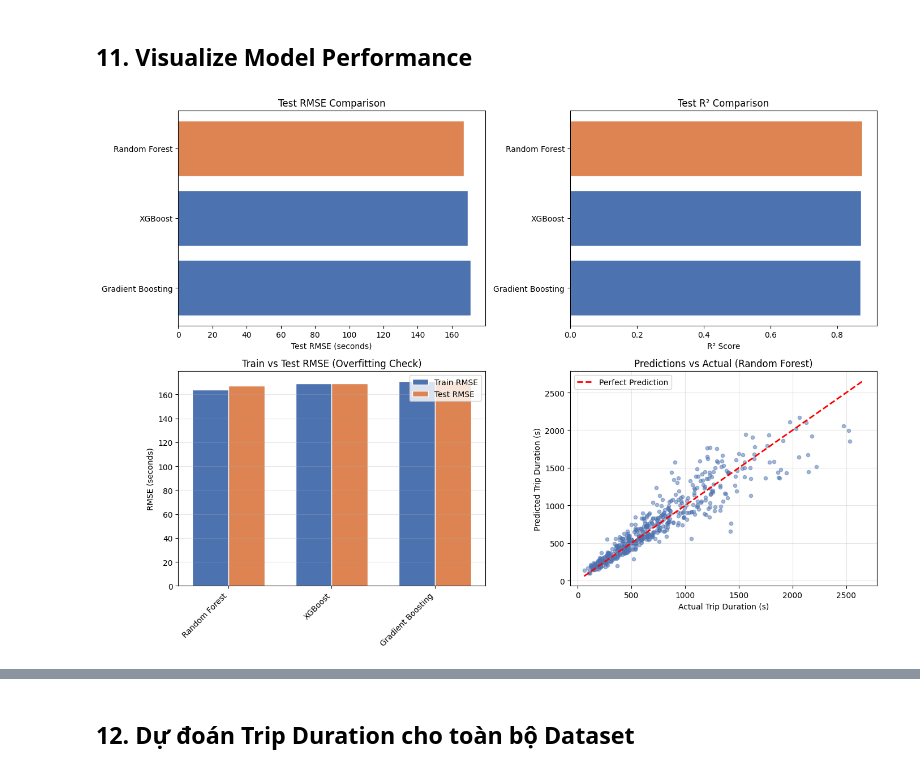
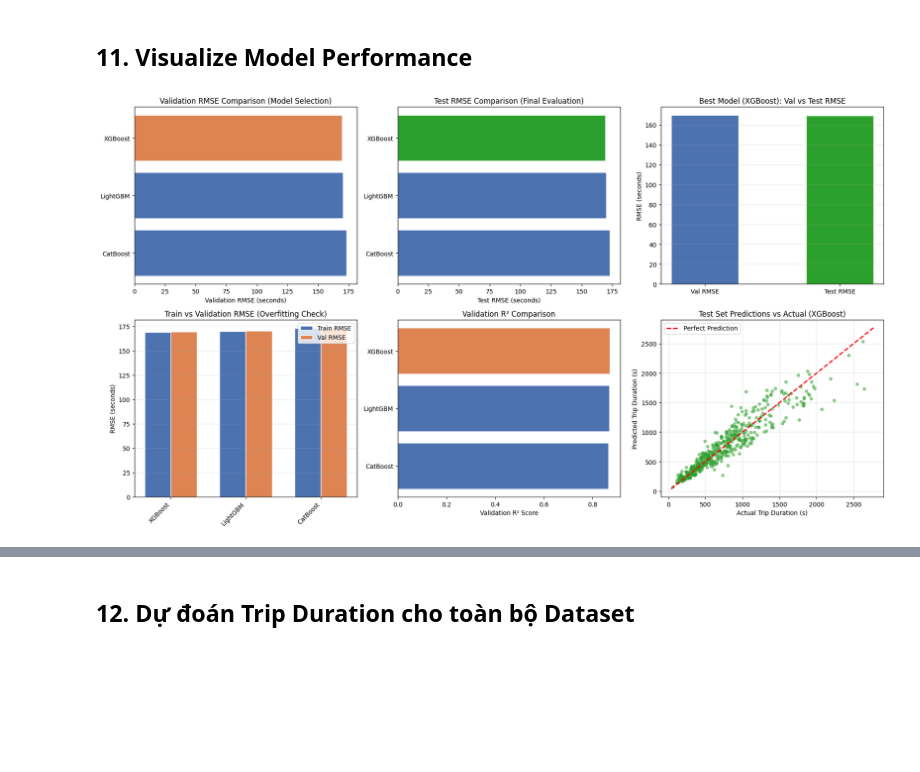
Before and after one commit to MinhNguyen-leo/Data_Mining_projects, a Jupyter notebook: data_mining/src/trip_duration_prediction.ipynb, the cells around one changed output, grey strips where cells are left out. Drawn from its saved outputs; the diff is of its cells as text; code cells hidden in the pictures; blank space fills up the shorter version.

Commit message:
new models

```diff
--- a/data_mining/src/trip_duration_prediction.ipynb
+++ b/data_mining/src/trip_duration_prediction.ipynb
@@ -179,16 +185,17 @@ Test  - Mean: 746.72s, Std: 473.59s
 ## 7. Định nghĩa các mô hình Regressor
 # %%
 # Định nghĩa các mô hình với thông tin về scaling requirement
+# Tree-based models (LightGBM, CatBoost, XGBoost) do NOT require feature scaling
 models = {
-    'Random Forest': (RandomForestRegressor(n_estimators=100, max_depth=15,
-                                             random_state=42, n_jobs=-1), False),
-    'Gradient Boosting': (GradientBoostingRegressor(n_estimators=100, max_depth=5,
-                                                      learning_rate=0.1, random_state=42), False),
+    'LightGBM': (LGBMRegressor(n_estimators=100, max_depth=6, learning_rate=0.1,
+                                num_leaves=31, random_state=42, n_jobs=-1, verbose=-1), False),
+    'CatBoost': (CatBoostRegressor(iterations=100, max_depth=6, learning_rate=0.1,
+                                   random_state=42, thread_count=-1, verbose=False), False),
     'XGBoost': (XGBRegressor(n_estimators=100, max_depth=6, learning_rate=0.1,
                              random_state=42, n_jobs=-1, tree_method='hist', verbosity=0), False)
 }
 
-print(f"✅ {len(models)} mô hình đã được định nghĩa")
+print(f"{len(models)} mô hình đã được định nghĩa:")
 for name in models.keys():
     print(f"  - {name}")
 # %% [output]
@@ -201,9 +208,10 @@ for name in models.keys():
 # %%
 scaler = StandardScaler()
 X_train_scaled = scaler.fit_transform(X_train)
+X_val_scaled = scaler.transform(X_val)
 X_test_scaled = scaler.transform(X_test)
 
-print(f"✅ Dữ liệu đã được scaled")
-print(f"X_train_scaled shape: {X_train_scaled.shape}")
-print(f"X_test_scaled shape: {X_test_scaled.shape}")
+print(f"   X_train shape: {X_train.shape}")
+print(f"   X_val shape: {X_val.shape}")
+print(f"   X_test shape: {X_test.shape}")
 # %% [output]
@@ -648,58 +686,76 @@ print("✅ Visualization saved as 'trip_duration_tuning_comparison.png'")
 # %% [markdown]
 ## 11. Visualize Model Performance
 # %%
-fig, axes = plt.subplots(2, 2, figsize=(14, 10))
+fig, axes = plt.subplots(2, 3, figsize=(18, 10))
 
-# Plot 1: Test RMSE comparison
-comparison_sorted = comparison_df.sort_values('Test RMSE')
-colors = ['#DD8452' if m == best_model_name else '#4C72B0' for m in comparison_sorted['Model']]
-axes[0, 0].barh(comparison_sorted['Model'], comparison_sorted['Test RMSE'], color=colors, edgecolor='white')
-axes[0, 0].set_xlabel('Test RMSE (seconds)')
-axes[0, 0].set_title('Test RMSE Comparison')
+# Plot 1: Validation RMSE comparison
+comparison_sorted_val = comparison_df.sort_values('Val RMSE')
+colors_val = ['#DD8452' if m == best_model_name else '#4C72B0' for m in comparison_sorted_val['Model']]
+axes[0, 0].barh(comparison_sorted_val['Model'], comparison_sorted_val['Val RMSE'], color=colors_val, edgecolor='white')
+axes[0, 0].set_xlabel('Validation RMSE (seconds)')
+axes[0, 0].set_title('Validation RMSE Comparison (Model Selection)')
 axes[0, 0].invert_yaxis()
 
-# Plot 2: Test R² comparison
-comparison_sorted_r2 = comparison_df.sort_values('Test R²', ascending=False)
-colors = ['#DD8452' if m == best_model_name else '#4C72B0' for m in comparison_sorted_r2['Model']]
-axes[0, 1].barh(comparison_sorted_r2['Model'], comparison_sorted_r2['Test R²'], color=colors, edgecolor='white')
-axes[0, 1].set_xlabel('R² Score')
-axes[0, 1].set_title('Test R² Comparison')
+# Plot 2: Test RMSE comparison (held-out evaluation)
+comparison_sorted_test = comparison_df.sort_values('Test RMSE')
+colors_test = ['#2CA02C' if m == best_model_name else '#4C72B0' for m in comparison_sorted_test['Model']]
+axes[0, 1].barh(comparison_sorted_test['Model'], comparison_sorted_test['Test RMSE'], color=colors_test, edgecolor='white')
+axes[0, 1].set_xlabel('Test RMSE (seconds)')
+axes[0, 1].set_title('Test RMSE Comparison (Final Evaluation)')
 axes[0, 1].invert_yaxis()
 
-# Plot 3: Train vs Test RMSE (overfitting check)
+# Plot 3: Validation vs Test RMSE for best model
+best_model_comparison = comparison_df[comparison_df['Model'] == best_model_name].iloc[0]
+rmse_types = ['Val RMSE', 'Test RMSE']
+rmse_values = [best_model_comparison['Val RMSE'], best_model_comparison['Test RMSE']]
+colors_rmse = ['#4C72B0', '#2CA02C']
+axes[0, 2].bar(rmse_types, rmse_values, color=colors_rmse, edgecolor='white', width=0.5)
+axes[0, 2].set_ylabel('RMSE (seconds)')
+axes[0, 2].set_title(f'Best Model ({best_model_name}): Val vs Test RMSE')
+axes[0, 2].grid(axis='y', alpha=0.3)
+
+# Plot 4: Train vs Validation RMSE (overfitting check on validation set)
 models_to_plot = comparison_df['Model']
 x = np.arange(len(models_to_plot))
 width = 0.35
 
 axes[1, 0].bar(x - width/2, comparison_df['Train RMSE'], width, label='Train RMSE', color='#4C72B0', edgecolor='white')
-axes[1, 0].bar(x + width/2, comparison_df['Test RMSE'], width, label='Test RMSE', color='#DD8452', edgecolor='white')
+axes[1, 0].bar(x + width/2, comparison_df['Val RMSE'], width, label='Val RMSE', color='#DD8452', edgecolor='white')
 axes[1, 0].set_ylabel('RMSE (seconds)')
-axes[1, 0].set_title('Train vs Test RMSE (Overfitting Check)')
+axes[1, 0].set_title('Train vs Validation RMSE (Overfitting Check)')
 axes[1, 0].set_xticks(x)
 axes[1, 0].set_xticklabels(models_to_plot, rotation=45, ha='right')
 axes[1, 0].legend()
 axes[1, 0].grid(axis='y', alpha=0.3)
 
-# Plot 4: Predictions vs Actual (Best Model)
+# Plot 5: Validation R² comparison
+comparison_sorted_r2_val = comparison_df.sort_values('Val R²', ascending=False)
+colors_r2_val = ['#DD8452' if m == best_model_name else '#4C72B0' for m in comparison_sorted_r2_val['Model']]
+axes[1, 1].barh(comparison_sorted_r2_val['Model'], comparison_sorted_r2_val['Val R²'], color=colors_r2_val, edgecolor='white')
+axes[1, 1].set_xlabel('Validation R² Score')
+axes[1, 1].set_title('Validation R² Comparison')
+axes[1, 1].invert_yaxis()
+
+# Plot 6: Predictions vs Actual (Best Model - using test set)
 best_model_results = results[best_model_name]
-y_pred_best = best_model_results['y_pred']
+y_pred_best_test = best_model_results['y_pred_test']
 
 # Plot first 500 predictions for clarity
 n_sample = min(500, len(y_test))
-axes[1, 1].scatter(y_test.iloc[:n_sample], y_pred_best[:n_sample], alpha=0.5, s=20, color='#4C72B0')
-min_val = min(y_test.min(), y_pred_best.min())
-max_val = max(y_test.max(), y_pred_best.max())
-axes[1, 1].plot([min_val, max_val], [min_val, max_val], 'r--', lw=2, label='Perfect Prediction')
-axes[1, 1].set_xlabel('Actual Trip Duration (s)')
-axes[1, 1].set_ylabel('Predicted Trip Duration (s)')
-axes[1, 1].set_title(f'Predictions vs Actual ({best_model_name})')
-axes[1, 1].legend()
-axes[1, 1].grid(alpha=0.3)
+axes[1, 2].scatter(y_test.iloc[:n_sample], y_pred_best_test[:n_sample], alpha=0.5, s=20, color='#2CA02C')
+min_val = min(y_test.min(), y_pred_best_test.min())
+max_val = max(y_test.max(), y_pred_best_test.max())
+axes[1, 2].plot([min_val, max_val], [min_val, max_val], 'r--', lw=2, label='Perfect Prediction')
+axes[1, 2].set_xlabel('Actual Trip Duration (s)')
+axes[1, 2].set_ylabel('Predicted Trip Duration (s)')
+axes[1, 2].set_title(f'Test Set Predictions vs Actual ({best_model_name})')
+axes[1, 2].legend()
+axes[1, 2].grid(alpha=0.3)
 
 plt.tight_layout()
 plt.savefig('trip_duration_model_comparison.png', bbox_inches='tight', dpi=100)
 plt.show()
 
-print("✅ Visualization saved as 'trip_duration_model_comparison.png'")
+print(" Visualization saved as 'trip_duration_model_comparison.png'")
 # %% [output]
-[figure, old version]
+[figure, new version]
```
Also changed, not shown: parts of 20 cells of this notebook.
